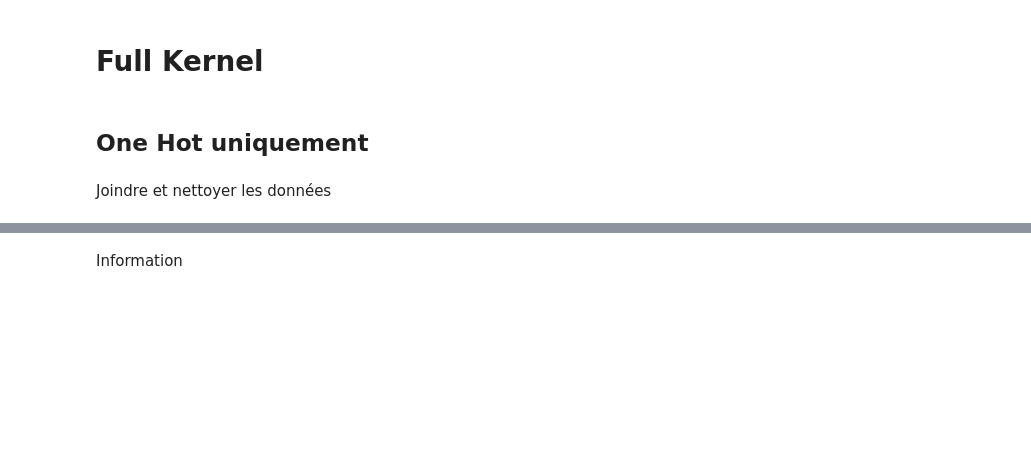
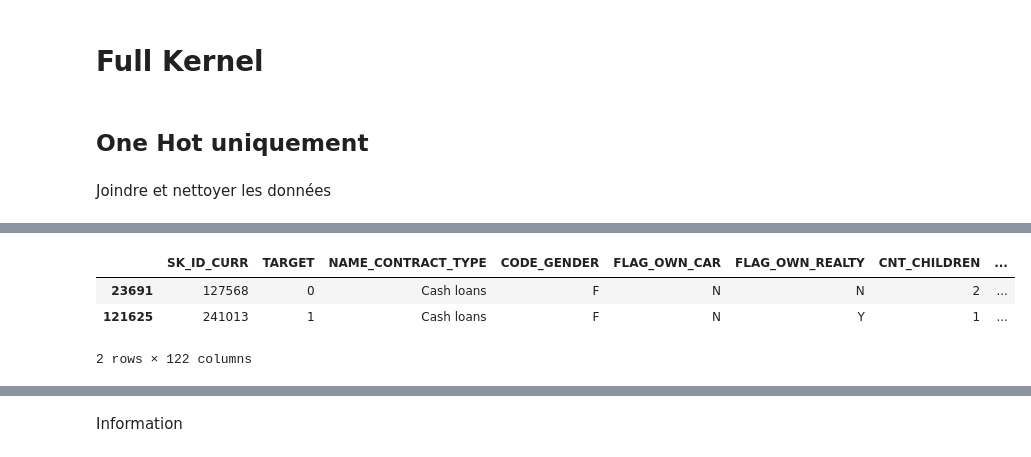
Before and after one commit to ArianeNantes/ocp7, a Jupyter notebook: 0_build_all_data.ipynb, the cells around one changed output, grey strips where cells are left out. Saved outputs shown, nothing was run; the diff lists cells and outputs as text; code cells hidden in the pictures; blank space fills up the shorter version.

```diff
--- a/0_build_all_data.ipynb
+++ b/0_build_all_data.ipynb
@@ -86,0 +252,8 @@ Pipeline total time - duration (hh:mm:ss) : 0:08:26
+# %%
+application = pd.read_csv(os.path.join(DATA_BASE, "application_train.csv"))
+application[application["DAYS_EMPLOYED"] == 0]
+# %% [output]
+|  | SK_ID_CURR | TARGET | NAME_CONTRACT_TYPE | CODE_GENDER | FLAG_OWN_CAR | FLAG_OWN_REALTY | CNT_CHILDREN | ... |
+| 23691 | 127568 | 0 | Cash loans | F | N | N | 2 | ... |
+| 121625 | 241013 | 1 | Cash loans | F | N | Y | 1 | ... |
+2 rows × 122 columns
```
Also changed, not shown: parts of 91 cells of this notebook, 13 other files.
